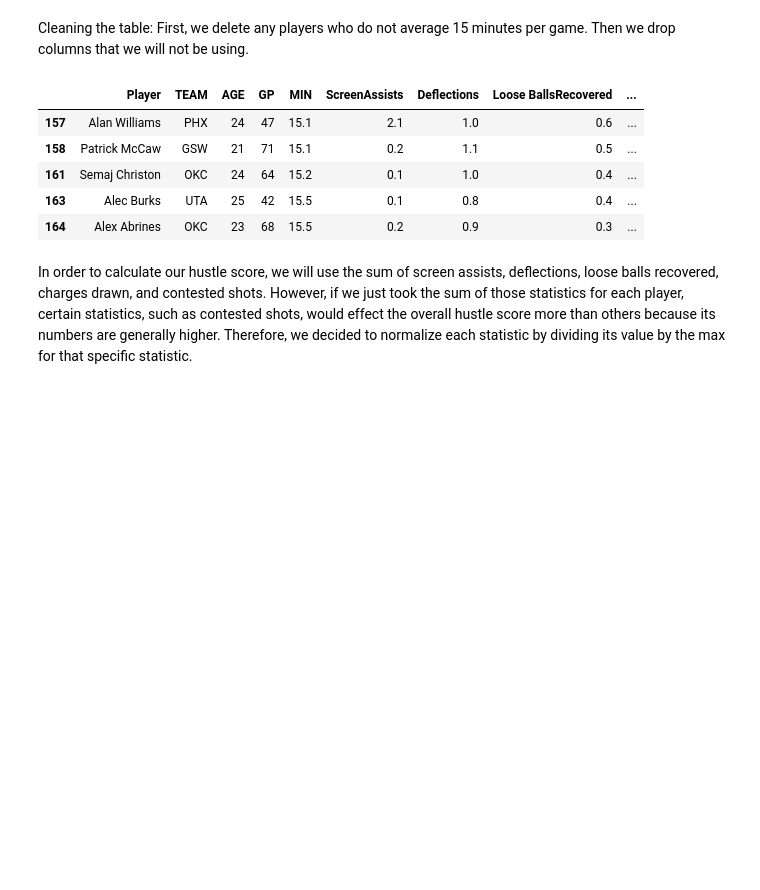
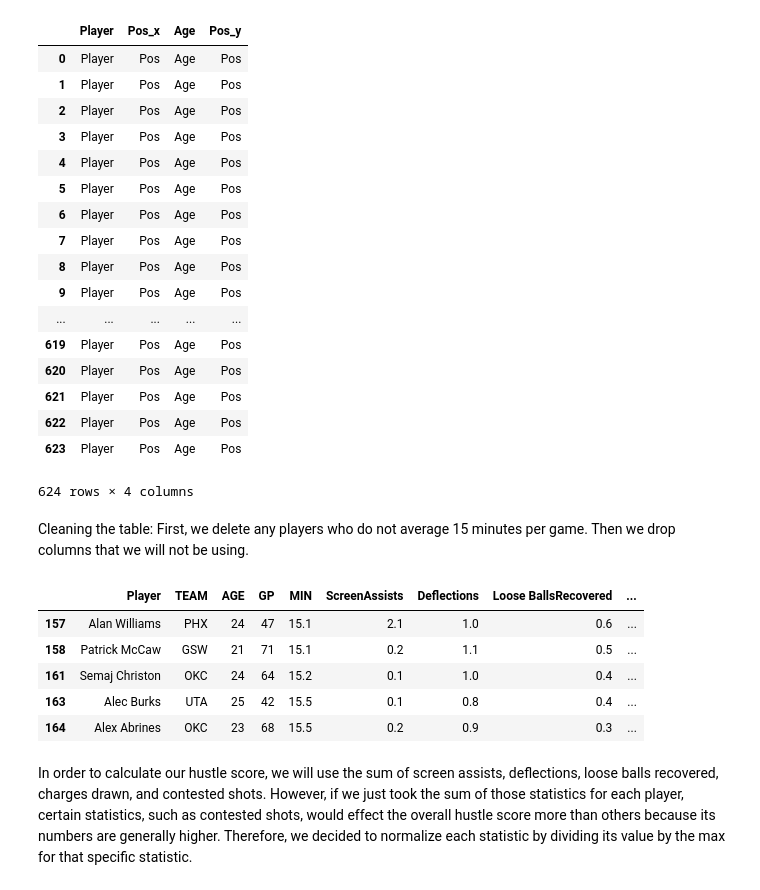
Before and after one commit to yairfax/CMSC320-final-project, a Jupyter notebook: Final Project.ipynb, the cells around one changed output. Cells and saved outputs as stored; diff of their text form; code cells hidden in the pictures; blank space fills up the shorter version.

```diff
--- a/Final Project.ipynb
+++ b/Final Project.ipynb
@@ -58,4 +58,13 @@ def getYearStats(url, year):
     table['year'] = year
     browser.close()
     return table
+
+def getPositions(year):
+    url = "https://www.basketball-reference.com/leagues/NBA_" + str(year) + "_per_game.html"
+    r = requests.get(url)
+    root = BeautifulSoup(r.content, "lxml")
+    data = root.find("table")
+    positions_table = pd.read_html(str(data))[0]
+    positions_table['year'] = str(year - 1) + "-" + str(year - 2000)
+    return positions_table
 # %%
@@ -85,3 +96,28 @@ test.head()
+# %%
+positions16_17 = getPositions(2017)[['Player', 'Pos', 'Age']]
+positions17_18 = getPositions(2018)[['Player', 'Pos', 'Age']]
+# %%
+positions = pd.merge(positions16_17, positions17_18, on=['Player', 'Age'])
+positions
+# %% [output]
+|  | Player | Pos_x | Age | Pos_y |
+| 0 | Player | Pos | Age | Pos |
+| 1 | Player | Pos | Age | Pos |
+| 2 | Player | Pos | Age | Pos |
+| 3 | Player | Pos | Age | Pos |
+| 4 | Player | Pos | Age | Pos |
+| 5 | Player | Pos | Age | Pos |
+| 6 | Player | Pos | Age | Pos |
+| 7 | Player | Pos | Age | Pos |
+| 8 | Player | Pos | Age | Pos |
+| 9 | Player | Pos | Age | Pos |
+| ... | ... | ... | ... | ... |
+| 619 | Player | Pos | Age | Pos |
+| 620 | Player | Pos | Age | Pos |
+| 621 | Player | Pos | Age | Pos |
+| 622 | Player | Pos | Age | Pos |
+| 623 | Player | Pos | Age | Pos |
+624 rows × 4 columns
 # %% [markdown]
 Cleaning the table: First, we delete any players who do not average 15 minutes per game.  Then we drop columns that we will not be using.
 # %%
```
Also changed, not shown: parts of 5 cells of this notebook.
